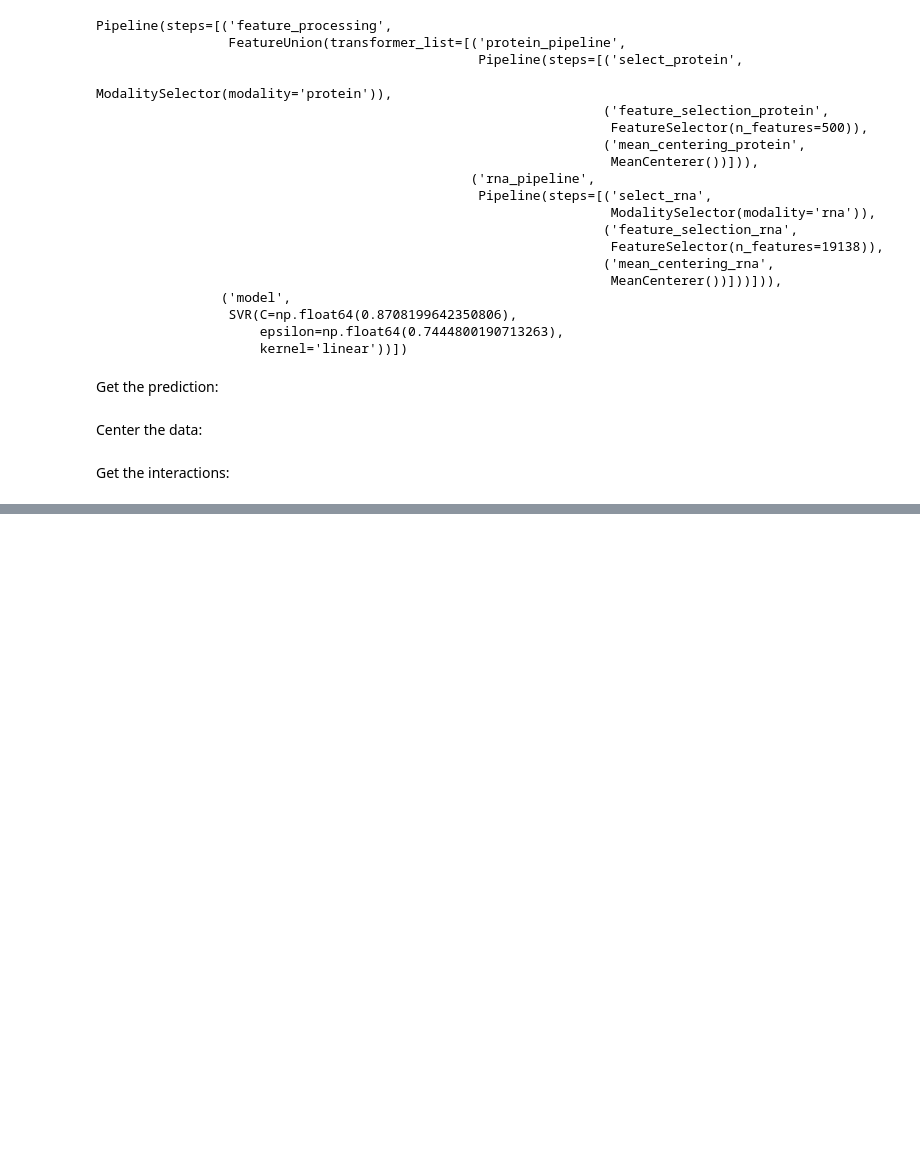
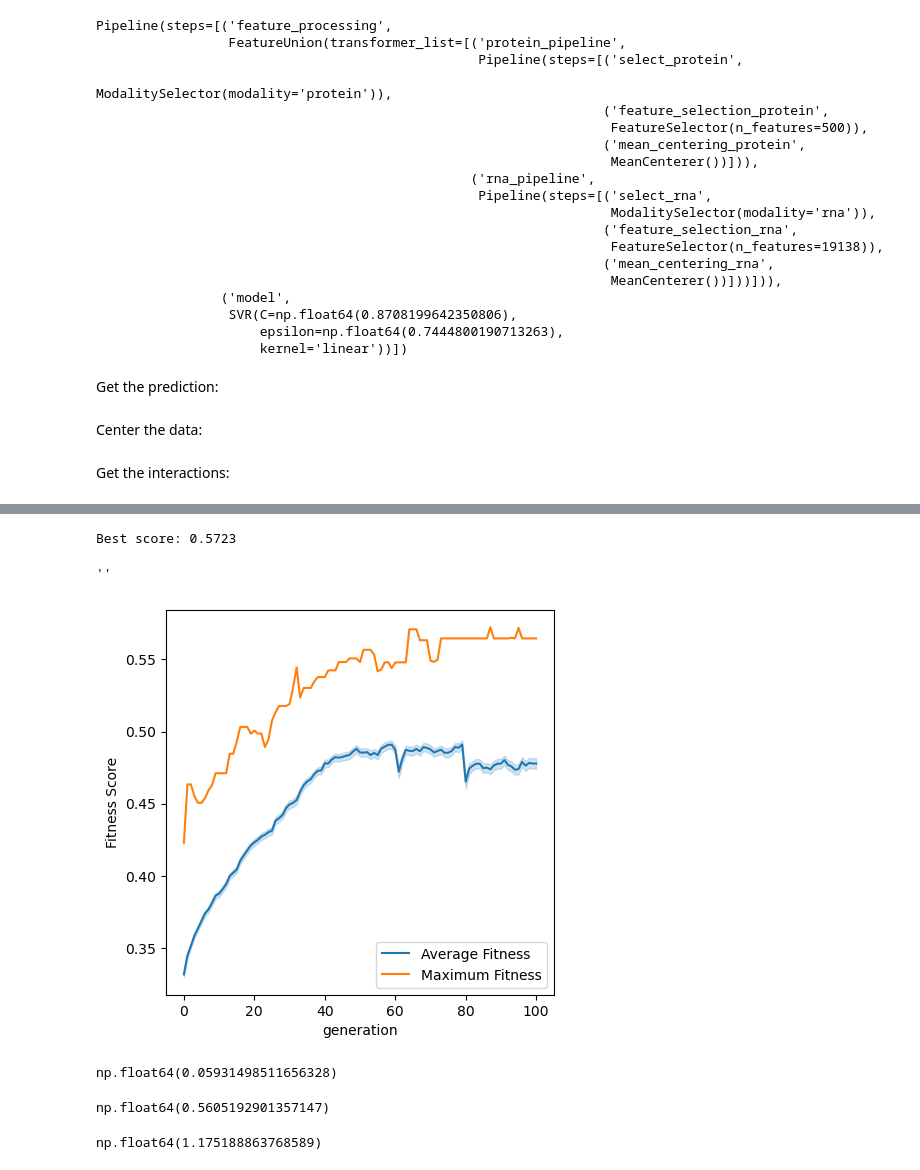
Before and after one commit to hmbaghdassarian/metastatic_potential, a Jupyter notebook: notebooks/C_joint_prediction/05_perturbation_interactions_residuals.ipynb, the cells around one changed output, grey strips where cells are left out. Cells and saved outputs as stored; diff of their text form; code cells hidden in the pictures; blank space fills up the shorter version.

```diff
--- a/notebooks/C_joint_prediction/05_perturbation_interactions_residuals.ipynb
+++ b/notebooks/C_joint_prediction/05_perturbation_interactions_residuals.ipynb
@@ -165,0 +419,29 @@ NameError: name 'sns' is not defined
+# %%
+score_tracker = pd.read_csv(os.path.join(data_path, 'processed', 'joint_interaction_residuals_ga_scores.csv'),
+                           index_col = 0)
+with open(os.path.join(data_path, 'interim', 'joint_interaction_residuals_ga_solution.txt'), "r") as f:
+    best_set = [line.strip() for line in f]
+
+if not np.allclose(evaluate_solution(best_set),
+                   score_tracker.max().max()):
+    raise ValueError('The best set is incongruous with the final generation')
+
+print("Best score: {:.4f}".format(score_tracker.max().max()))
+# %% [output]
+Best score: 0.5723
+# %%
+fig , ax = plt.subplots(ncols = 1, figsize = (5,5))
+
+viz_df = score_tracker.copy()
+viz_df['generation'] = range(viz_df.shape[0])
+viz_df = pd.melt(viz_df, id_vars='generation', value_name='fitness_score')
+sns.lineplot(data = viz_df, x = 'generation', y = 'fitness_score', label = 'Average Fitness')
+
+viz_df = pd.DataFrame(score_tracker.max(axis = 1), columns = ['fitness_score'])
+viz_df.reset_index(names = 'generation', inplace = True)
+sns.lineplot(data = viz_df, x = 'generation', y = 'fitness_score', label = 'Maximum Fitness')
+ax.set_ylabel('Fitness Score')
+;
+# %% [output]
+''
+[figure, added]
@@ -165,0 +466,12 @@ NameError: name 'sns' is not defined
+# %%
+res_all.pval.min()
+# %% [output]
+np.float64(0.05931498511656328)
+# %%
+res_all.bh_fdr.min()
+# %% [output]
+np.float64(0.5605192901357147)
+# %%
+res_all.coef.abs().median()
+# %% [output]
+np.float64(1.175188863768589)
```
Also changed, not shown: parts of 16 cells of this notebook, 8 other files.
